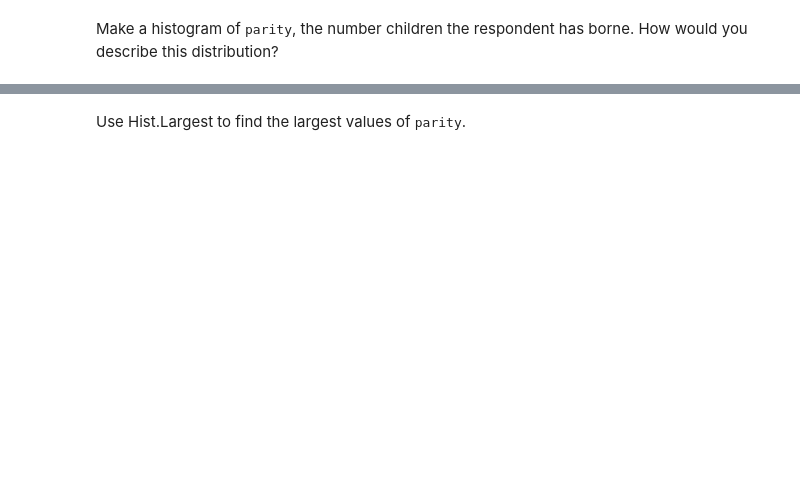
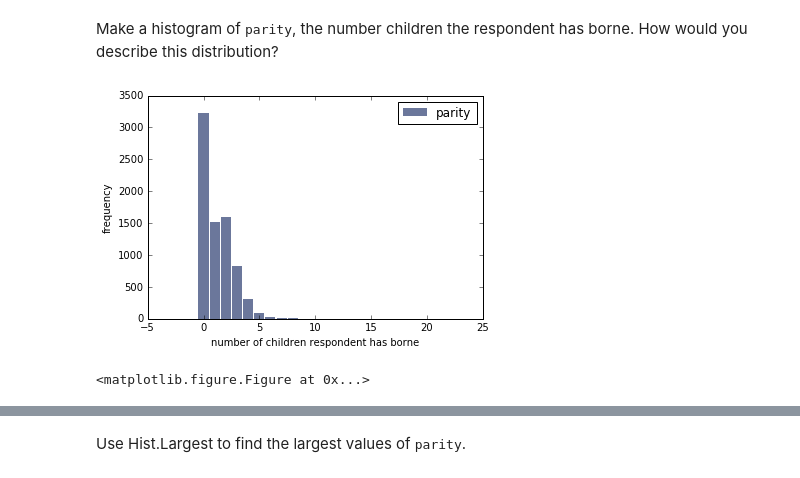
Before and after one commit to CaseyAlvarado/DataScience16, a Jupyter notebook: ThinkStats2/chap02ex.ipynb, the cells around one changed output, grey strips where cells are left out. Cells and saved outputs as stored; diff of their text form; code cells hidden in the pictures; blank space fills up the shorter version.

```diff
--- a/ThinkStats2/chap02ex.ipynb
+++ b/ThinkStats2/chap02ex.ipynb
@@ -34,2 +76,9 @@ Make a histogram of <tt>numfmhh</tt>, the number of people in the respondent's h
 # %% [markdown]
 Make a histogram of <tt>parity</tt>, the number children the respondent has borne.  How would you describe this distribution?
+# %%
+hist_parity = thinkstats2.Hist(resp.parity)
+thinkplot.Hist(hist_parity, label = 'parity')
+thinkplot.Show(xlabel = 'number of children respondent has borne', ylabel = 'frequency')
+# %% [output]
+[figure, added]
+<matplotlib.figure.Figure at 0x...>
```
Also changed, not shown: parts of 24 cells of this notebook, 1 other file.
